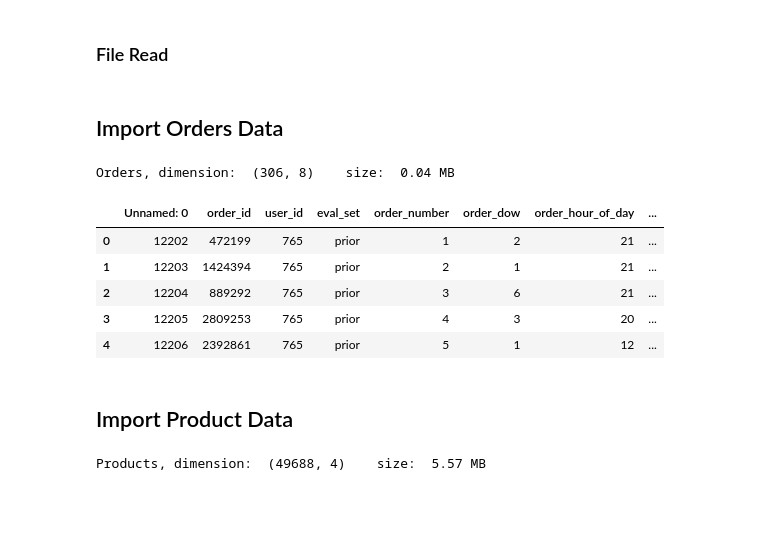
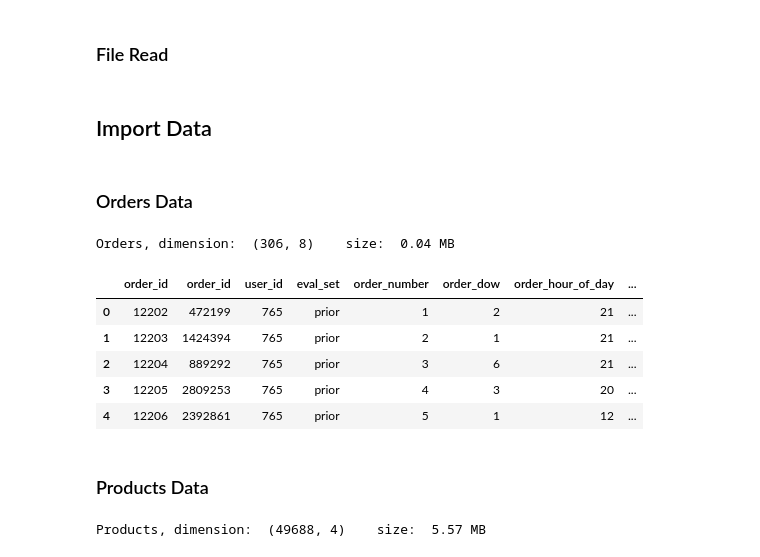
Before and after one commit to 1carew1/instacart_investigation, a Jupyter notebook: Assignment2_EDA.ipynb, the cells around one changed output. Cells and saved outputs as stored; diff of their text form; code cells hidden in the pictures; blank space fills up the shorter version.

```diff
--- a/Assignment2_EDA.ipynb
+++ b/Assignment2_EDA.ipynb
@@ -29,21 +38,25 @@ def size(obj):
 def read_csv_file(file_name):
     return pd.read_csv(instacart_dir + file_name)
 # %% [markdown]
-## Import Orders Data
+## Import Data
+# %% [markdown]
+### Orders Data
 # %%
 orders = read_csv_file(my_orders_file)
+# Rename the first column to be order_id
+orders=orders.rename(columns = {'Unnamed: 0':'order_id'})
 print("Orders, dimension: ",orders.shape, "   size: ", size(orders))
 orders.head()
 # %% [output]
 Orders, dimension:  (306, 8)    size:  0.04 MB
-|  | Unnamed: 0 | order_id | user_id | eval_set | order_number | order_dow | order_hour_of_day | ... |
+|  | order_id | order_id | user_id | eval_set | order_number | order_dow | order_hour_of_day | ... |
 | 0 | 12202 | 472199 | 765 | prior | 1 | 2 | 21 | ... |
 | 1 | 12203 | 1424394 | 765 | prior | 2 | 1 | 21 | ... |
 | 2 | 12204 | 889292 | 765 | prior | 3 | 6 | 21 | ... |
 | 3 | 12205 | 2809253 | 765 | prior | 4 | 3 | 20 | ... |
 | 4 | 12206 | 2392861 | 765 | prior | 5 | 1 | 12 | ... |
 # %% [markdown]
-## Import Product Data
+### Products Data
 # %%
 products = read_csv_file(products_file)
 print("Products, dimension: ",products.shape, "   size: ", size(products))
```
Also changed, not shown: parts of 12 cells of this notebook, 1 other file.
